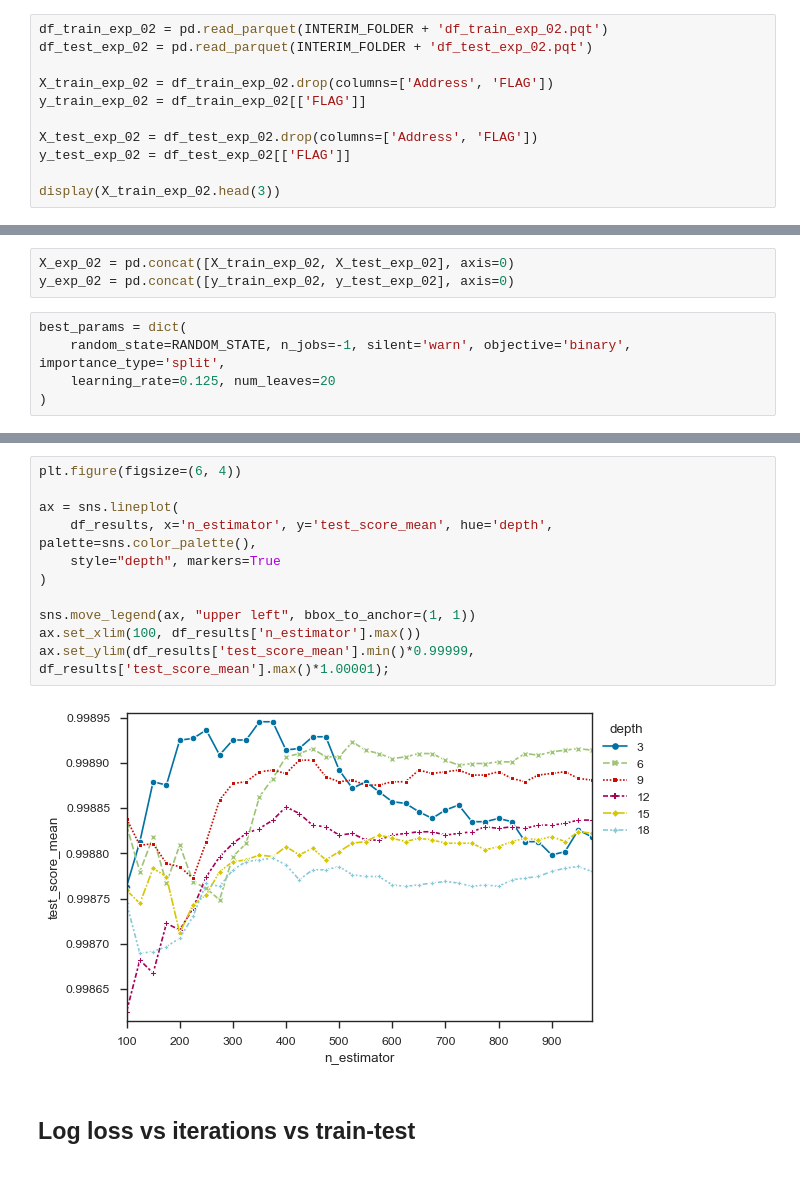
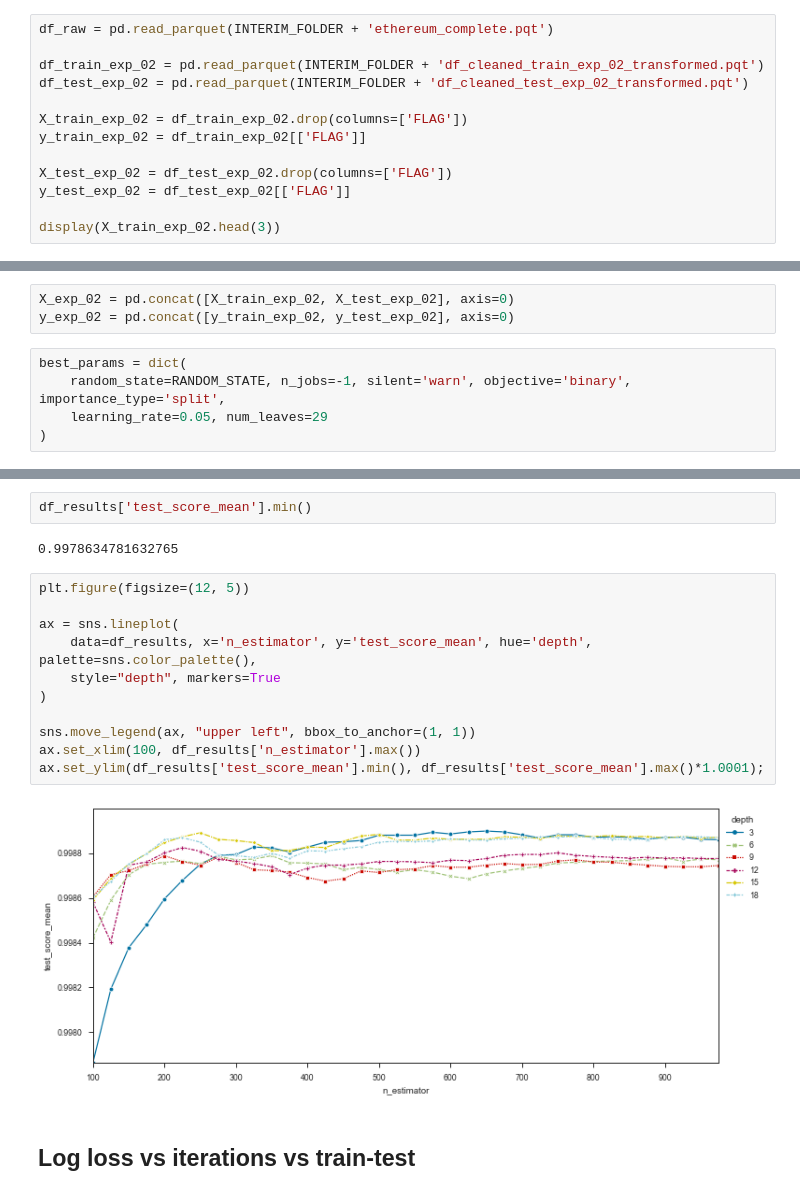
Before and after one commit to guyrux/ethereum_laundering, a Jupyter notebook: notebooks/03-ethereum_modeling_v2-suto.ipynb, the cells around one changed output, grey strips where cells are left out. Cells and saved outputs as stored; diff of their text form.

Commit message:
WIP Creating final graphs.

```diff
--- a/notebooks/03-ethereum_modeling_v2-suto.ipynb
+++ b/notebooks/03-ethereum_modeling_v2-suto.ipynb
@@ -288,13 +93,15 @@ ax.set_ylim(0, df_results_melted['mean'].max()*1.05);
 
 ## Data import
 # %%
-df_train_exp_02 = pd.read_parquet(INTERIM_FOLDER + 'df_train_exp_02.pqt')
-df_test_exp_02 = pd.read_parquet(INTERIM_FOLDER + 'df_test_exp_02.pqt')
+df_raw = pd.read_parquet(INTERIM_FOLDER + 'ethereum_complete.pqt')
 
-X_train_exp_02 = df_train_exp_02.drop(columns=['Address', 'FLAG'])
+df_train_exp_02 = pd.read_parquet(INTERIM_FOLDER + 'df_cleaned_train_exp_02_transformed.pqt')
+df_test_exp_02 = pd.read_parquet(INTERIM_FOLDER + 'df_cleaned_test_exp_02_transformed.pqt')
+
+X_train_exp_02 = df_train_exp_02.drop(columns=['FLAG'])
 y_train_exp_02 = df_train_exp_02[['FLAG']]
 
-X_test_exp_02 = df_test_exp_02.drop(columns=['Address', 'FLAG'])
+X_test_exp_02 = df_test_exp_02.drop(columns=['FLAG'])
 y_test_exp_02 = df_test_exp_02[['FLAG']]
 
 display(X_train_exp_02.head(3))
@@ -377,7 +184,7 @@ y_exp_02 = pd.concat([y_train_exp_02, y_test_exp_02], axis=0)
 # %%
 best_params = dict(
     random_state=RANDOM_STATE, n_jobs=-1, silent='warn', objective='binary', importance_type='split',
-    learning_rate=0.125, num_leaves=20
+    learning_rate=0.05, num_leaves=29
 )
 # %%
 scoring='roc_auc'
@@ -416,16 +223,20 @@ df_results.head()
+# %%
+df_results['test_score_mean'].min()
+# %% [output]
+0.9978634781632765
 # %%
-plt.figure(figsize=(6, 4))
+plt.figure(figsize=(12, 5))
 
 ax = sns.lineplot(
-    df_results, x='n_estimator', y='test_score_mean', hue='depth', palette=sns.color_palette(),
+    data=df_results, x='n_estimator', y='test_score_mean', hue='depth', palette=sns.color_palette(),
     style="depth", markers=True
 )
 
 sns.move_legend(ax, "upper left", bbox_to_anchor=(1, 1))
 ax.set_xlim(100, df_results['n_estimator'].max())
-ax.set_ylim(df_results['test_score_mean'].min()*0.99999, df_results['test_score_mean'].max()*1.00001);
+ax.set_ylim(df_results['test_score_mean'].min(), df_results['test_score_mean'].max()*1.0001);
 # %% [output]
-[figure, old version]
+[figure, new version]
 # %% [markdown]
 ## Log loss vs iterations vs train-test
 # %%
```
Also changed, not shown: parts of 46 cells of this notebook, 12 other files.
